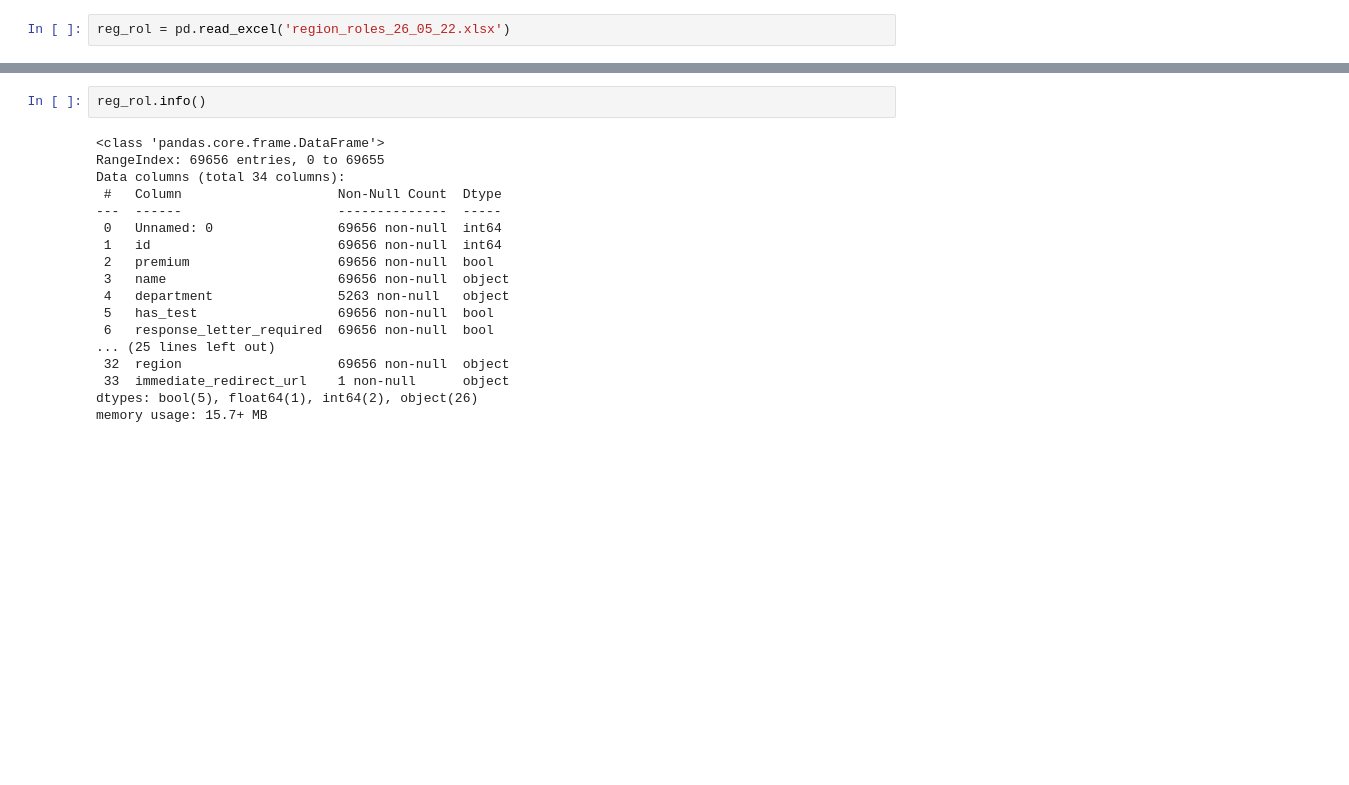
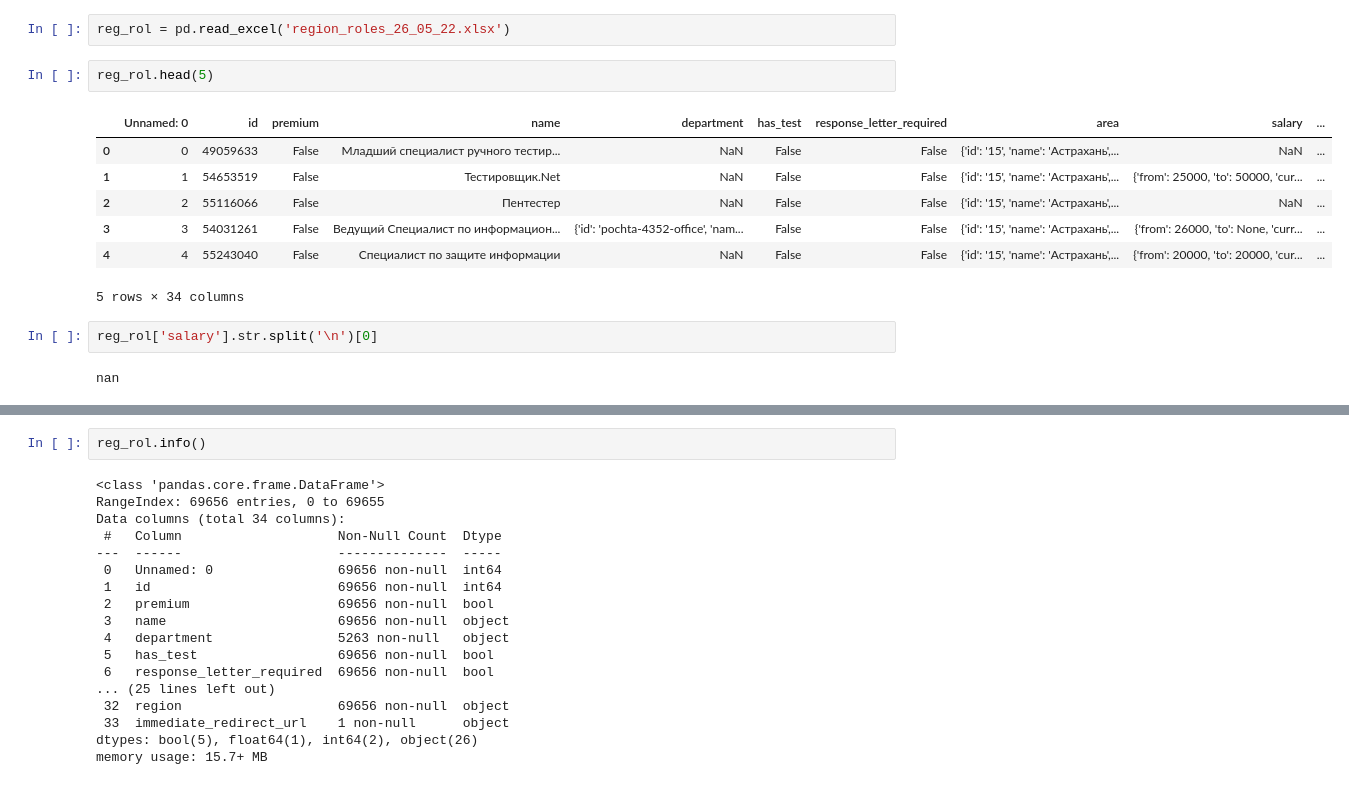
Before and after one commit to soustan/Internship-Data-Analitic, a Jupyter notebook: Internship_part_4.ipynb, the cells around one changed output, grey strips where cells are left out. Saved outputs shown, nothing was run; the diff lists cells and outputs as text; blank space fills up the shorter version.

```diff
--- a/Internship_part_4.ipynb
+++ b/Internship_part_4.ipynb
@@ -10,2 +13,16 @@ upload = files.upload()
 # %%
 reg_rol = pd.read_excel('region_roles_26_05_22.xlsx')
+# %%
+reg_rol.head(5)
+# %% [output]
+|  | Unnamed: 0 | id | premium | name | department | has_test | response_letter_required | area | salary | ... |
+| 0 | 0 | 49059633 | False | Младший специалист ручного тестир... | NaN | False | False | {'id': '15', 'name': 'Астрахань',... | NaN | ... |
+| 1 | 1 | 54653519 | False | Тестировщик.Net | NaN | False | False | {'id': '15', 'name': 'Астрахань',... | {'from': 25000, 'to': 50000, 'cur... | ... |
+| 2 | 2 | 55116066 | False | Пентестер | NaN | False | False | {'id': '15', 'name': 'Астрахань',... | NaN | ... |
+| 3 | 3 | 54031261 | False | Ведущий Специалист по информацион... | {'id': 'pochta-4352-office', 'nam... | False | False | {'id': '15', 'name': 'Астрахань',... | {'from': 26000, 'to': None, 'curr... | ... |
+| 4 | 4 | 55243040 | False | Специалист по защите информации | NaN | False | False | {'id': '15', 'name': 'Астрахань',... | {'from': 20000, 'to': 20000, 'cur... | ... |
+5 rows × 34 columns
+# %%
+reg_rol['salary'].str.split('\n')[0]
+# %% [output]
+nan
```
Also changed, not shown: parts of 6 cells of this notebook.
